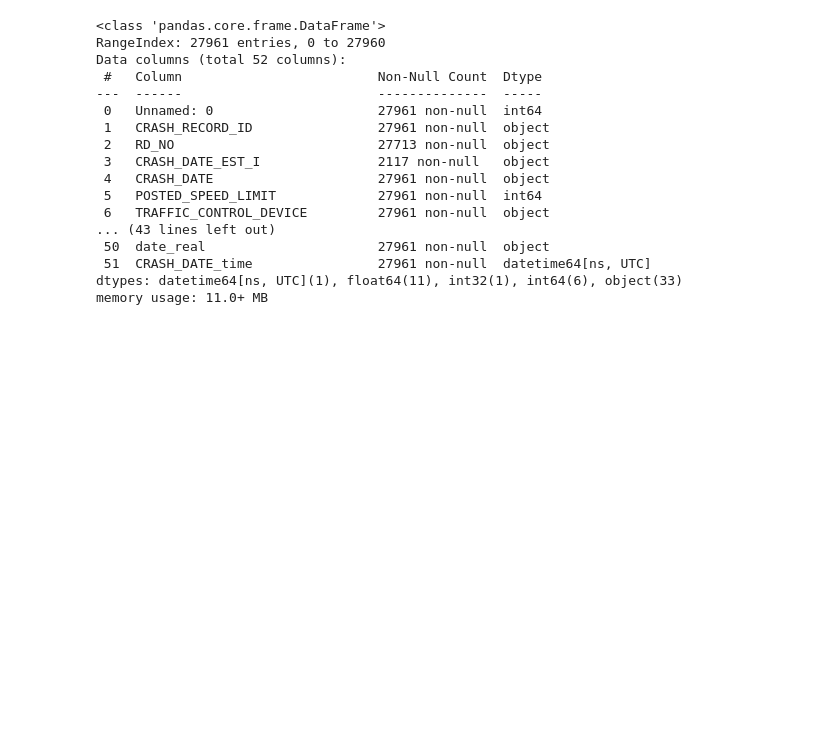
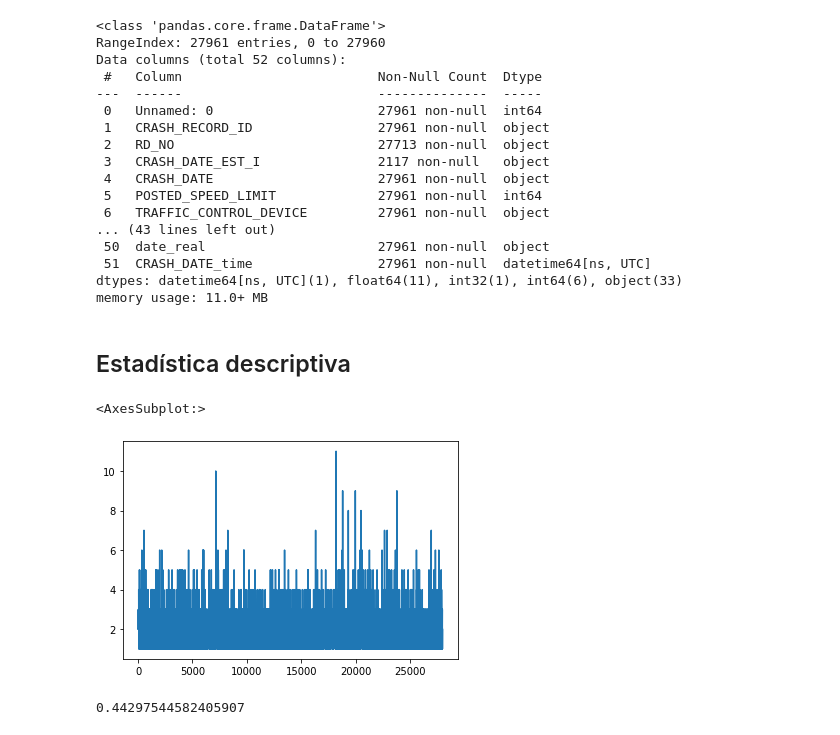
Before and after one commit to zzznavarrete/EDA, a Jupyter notebook: 3 - Transformacion de datos.ipynb, the cells around one changed output. Saved outputs shown, nothing was run; the diff lists cells and outputs as text; code cells hidden in the pictures; blank space fills up the shorter version.

```diff
--- a/3 - Transformacion de datos.ipynb
+++ b/3 - Transformacion de datos.ipynb
@@ -108,3 +108,12 @@ px.set_mapbox_access_token(token_map_plot)
 # %%
 # Mapbox interactivo
 px.scatter_mapbox(df_chicago, lat='LATITUDE', lon='LONGITUDE', color='CRASH_HOUR', size='NUM_UNITS', color_continuous_scale=px.colors.cyclical.IceFire, zoom=10)
+# %% [markdown]
+## Estadística descriptiva
+# %%
+# Mapa de densidad
+# Contando los choques por determinada area y determinada hora, en vez de tenerlos todos desagrupados, los agrupamos y logramos "contar una historia"
+# redondeo
+
+df_chicago['Lat_round'] = round(df_chicago['LATITUDE'],2)
+df_chicago['Long_round'] = round(df_chicago['LONGITUDE'],2)
@@ -110,0 +125,9 @@ px.scatter_mapbox(df_chicago, lat='LATITUDE', lon='LONGITUDE', color='CRASH_HOUR
+# %%
+# otra forma de graficar de manera mas rapida
+
+# En un analisis exploratorio estoy entendiendo que datos tengo, saber cuales datos quiero mostrar para saber orientador que va a ser mi modelo
+
+df_chicago['NUM_UNITS'].plot()
+# %% [output]
+<AxesSubplot:>
+[figure, added]
@@ -110,0 +136,5 @@ px.scatter_mapbox(df_chicago, lat='LATITUDE', lon='LONGITUDE', color='CRASH_HOUR
+# %%
+# Desviación estándar, para saber "que tan alejados" están los datos en relación a la media
+ss.tstd(df_chicago['NUM_UNITS'])
+# %% [output]
+0.44297544582405907
```
Also changed, not shown: parts of 6 cells of this notebook.
